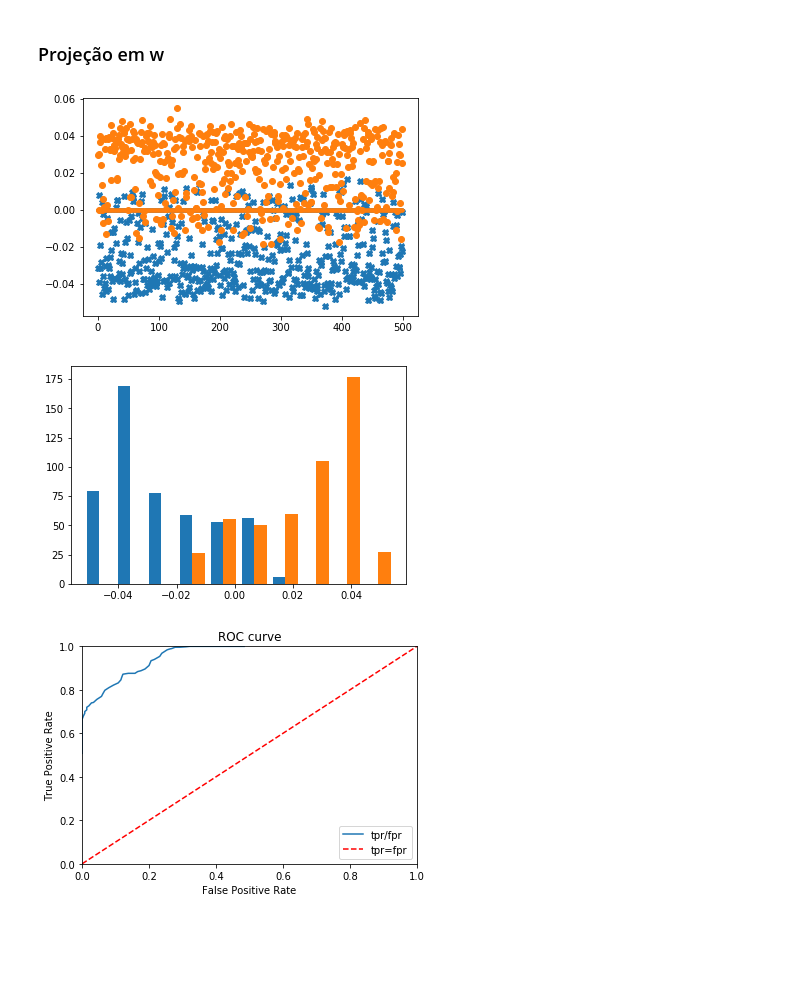
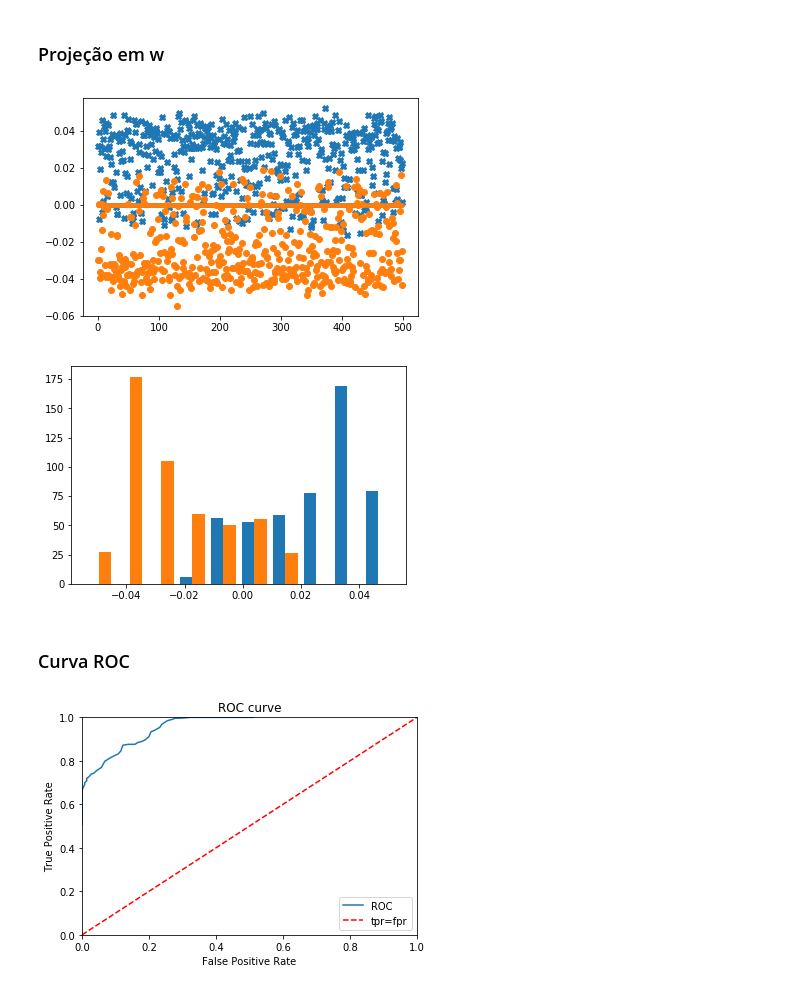
Before and after one commit to RafaelGoncalves8/machine-learning, a Jupyter notebook: 2-linear-classification/deliver/EFC2 - Linear classificartion.ipynb, the cells around one changed output. Saved outputs shown, nothing was run; the diff lists cells and outputs as text; code cells hidden in the pictures; blank space fills up the shorter version.

```diff
--- a/2-linear-classification/deliver/EFC2 - Linear classificartion.ipynb
+++ b/2-linear-classification/deliver/EFC2 - Linear classificartion.ipynb
@@ -116,19 +112,21 @@ plt.show()
 # %% [markdown]
 ### Projeção em w
 # %%
-proj = lambda X, W: np.dot(X, W)
+lda = lambda X, w: -np.dot(X, w)
 # %%
-out = proj(X, w)
+out = lda(X, w)
 plt.stem(out[mask1], basefmt='.', linefmt='C0.', markerfmt='C0X')
 plt.stem(out[mask0], basefmt='.', linefmt='C1.', markerfmt='C1o')
 plt.savefig(os.path.join(image_dir, 'stem_proj.png'), bbox_inches='tight')
 plt.show()
 # %% [output]
-[figure, old version]
+[figure, new version]
 # %%
 plt.hist([out[mask1], out[mask0]], color=['C0', 'C1'])
 plt.savefig(os.path.join(image_dir, 'hist.png'), bbox_inches='tight')
 plt.show()
 # %% [output]
-[figure, old version]
+[figure, new version]
+# %% [markdown]
+### Curva ROC
 # %%
@@ -160,15 +160,15 @@ def roc_curve(X, y, w, thres_v):
 # %%
-thres_v = [0.001*e for e in range(-30, 30)]
-roc = roc_curve(X, y, w, thres_v)
+thres_v = [0.001*e for e in range(-30, 31)]
+roc, f1 = roc_curve(X, y, w, thres_v, lda)
 plt.plot(roc[:,0], roc[:,1], 'C0-')
 plt.plot([0, 1], [0, 1],'r--')
 plt.xlim([0, 1])
 plt.ylim([0, 1])
 plt.title("ROC curve")
-plt.legend(["tpr/fpr", "tpr=fpr"])
+plt.legend(["ROC", "tpr=fpr"])
 plt.ylabel('True Positive Rate')
 plt.xlabel('False Positive Rate')
 plt.savefig(os.path.join(image_dir, 'roc.png'), bbox_inches='tight')
 plt.show()
 # %% [output]
-[figure, old version]
+[figure, new version]
```
Also changed, not shown: parts of 19 cells of this notebook, 8 other files.
